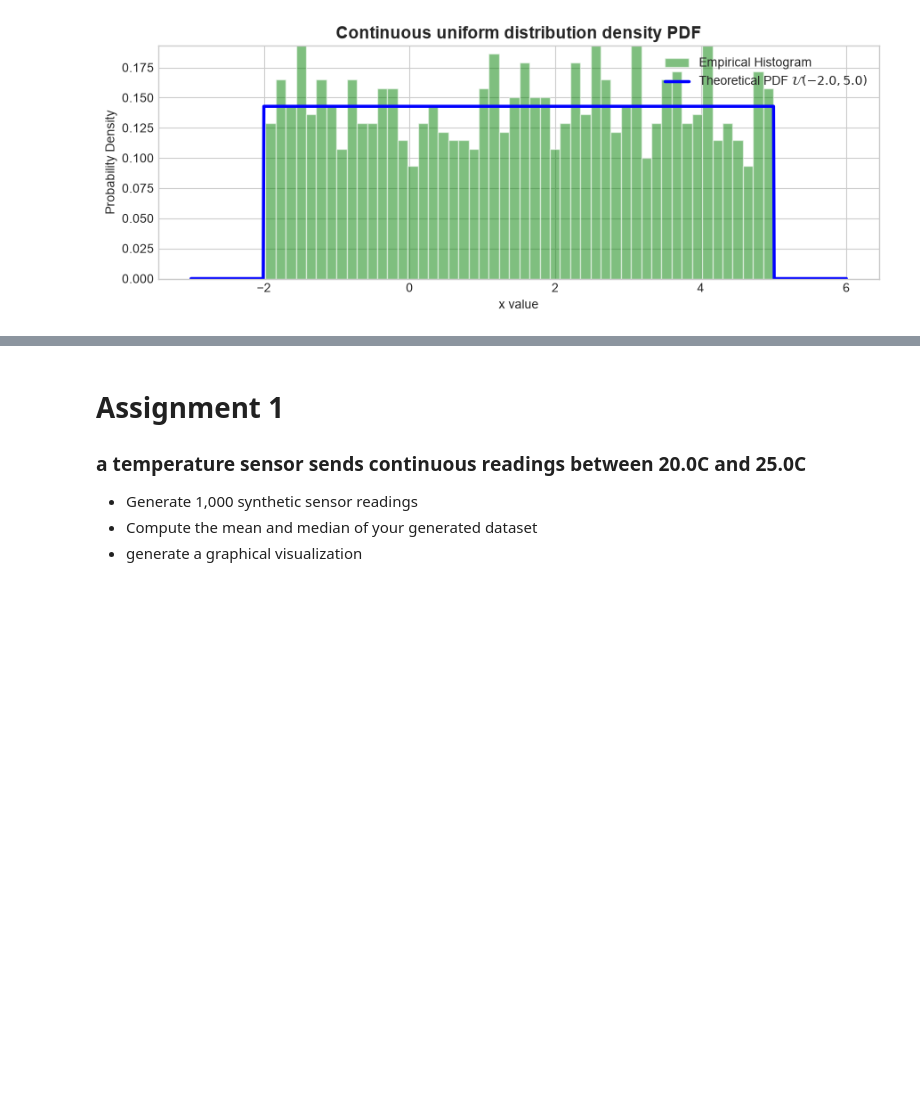
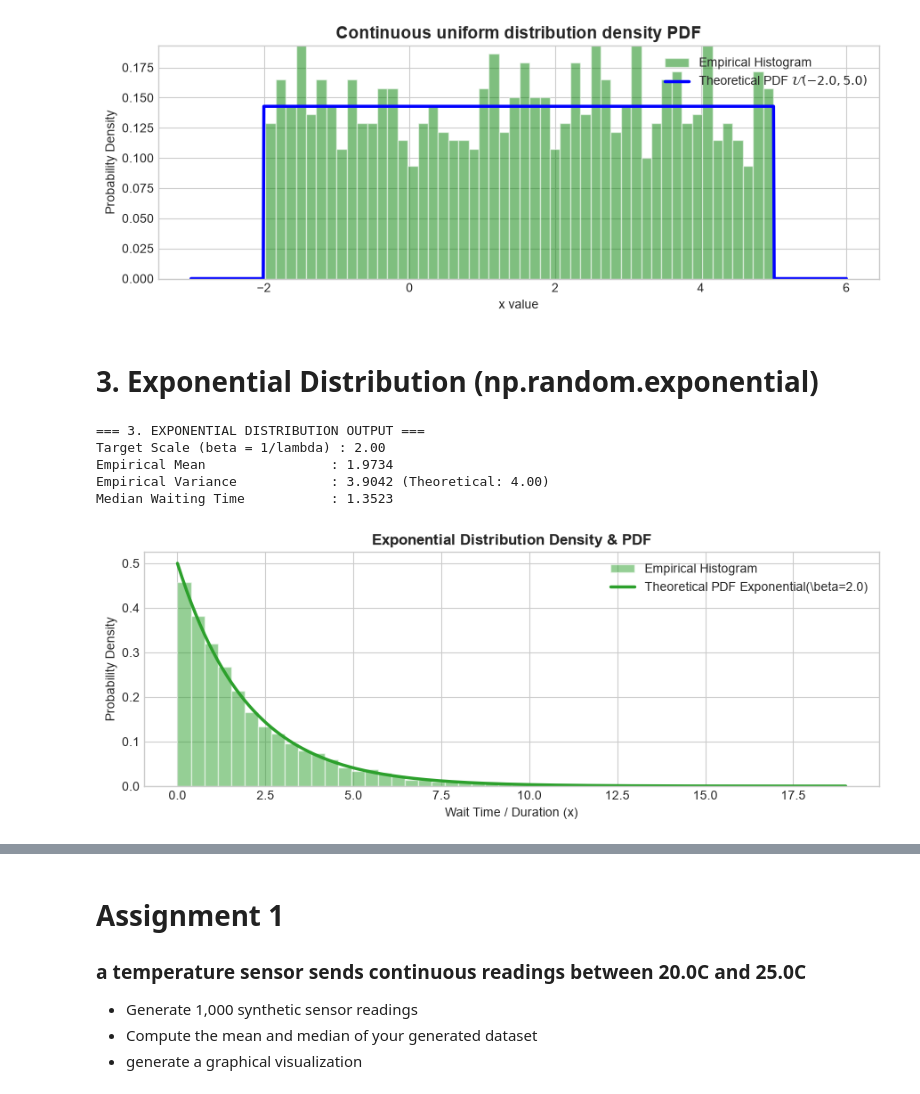
Before and after one commit to utsav1103/CDAC-AI, a Jupyter notebook: Data-analytics/day6/day6.ipynb, the cells around one changed output, grey strips where cells are left out. Saved outputs shown, nothing was run; the diff lists cells and outputs as text; code cells hidden in the pictures; blank space fills up the shorter version.

```diff
--- a/Data-analytics/day6/day6.ipynb
+++ b/Data-analytics/day6/day6.ipynb
@@ -90,3 +90,56 @@ Interval bounds : [-2.00,5.00]
 Theoretical Mean : 1.5 | Empirical Mean : 1.525541638663858
 Theoretical Variance : 4.083333333333333 | Empirical Variance : 4.070259218544439
 [figure]
+# %% [markdown]
+# 3. Exponential Distribution (np.random.exponential)
+# %%
+# --- 1. DATA GENERATION & PRINT OUTPUT ---
+beta_scale = 2.0                                    # Mean duration scale beta = 2.0 (Rate lambda = 0.5)
+
+# np.random.exponential Function Parameters Explained:
+# - scale=beta_scale: Scale parameter beta = 1/lambda representing average duration between arrivals (2.0)
+# - size=10000       : Number of random waiting times sampled
+samples_exp = np.random.exponential(scale=beta_scale, size=10000)
+
+print("=== 3. EXPONENTIAL DISTRIBUTION OUTPUT ===")
+print(f"Target Scale (beta = 1/lambda) : {beta_scale:.2f}")
+print(f"Empirical Mean                : {np.mean(samples_exp):.4f}")
+print(f"Empirical Variance            : {np.var(samples_exp):.4f} (Theoretical: {beta_scale**2:.2f})")
+print(f"Median Waiting Time           : {np.median(samples_exp):.4f}\n")
+
+# --- 2. GRAPHICAL VISUALIZATION ---
+plt.figure(figsize=(9, 3.5))
+
+# Histogram parameters detailed:
+# - density=True: Heights scaled to yield unit total area
+# - bins=50: Discrete intervals along exponential tail
+# - alpha=0.5: Translucency level
+# - color='#2ca02c': Forest green
+# - edgecolor='white': Sharp boundary outlines
+plt.hist(samples_exp, bins=50, density=True, alpha=0.5, color='#2ca02c', edgecolor='white', label='Empirical Histogram')
+
+x_exp = np.linspace(0, np.max(samples_exp), 300)
+
+# stats.expon.pdf Parameters Explained:
+# - x (x_exp)         : Array of positive continuous evaluation values starting at 0
+# - scale=beta_scale  : Scale parameter beta = 1/lambda matching mean duration (2.0)
+pdf_exp = stats.expon.pdf(x_exp, scale=beta_scale)
+
+# Plot formatting parameters detailed:
+# - color='#2ca02c': Forest green line curve
+# - linewidth=2.5: Line width
+plt.plot(x_exp, pdf_exp, color='#2ca02c', linewidth=2.5, label=rf'Theoretical PDF Exponential(\beta={beta_scale})')
+
+plt.title('Exponential Distribution Density & PDF', fontsize=12, fontweight='bold')
+plt.xlabel('Wait Time / Duration (x)')
+plt.ylabel('Probability Density')
+plt.legend(loc='upper right')
+plt.tight_layout()
+plt.show()
+# %% [output]
+=== 3. EXPONENTIAL DISTRIBUTION OUTPUT ===
+Target Scale (beta = 1/lambda) : 2.00
+Empirical Mean                : 1.9734
+Empirical Variance            : 3.9042 (Theoretical: 4.00)
+Median Waiting Time           : 1.3523
+[figure, added]
```
Also changed, not shown: parts of 6 cells of this notebook.
